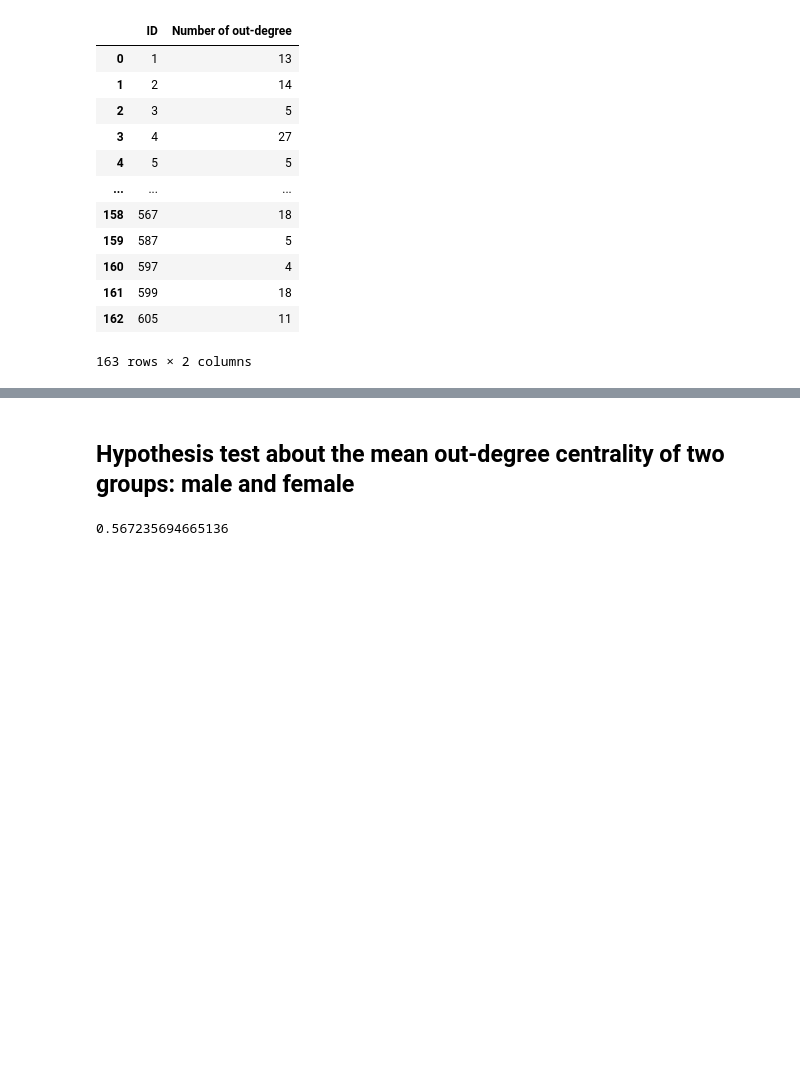
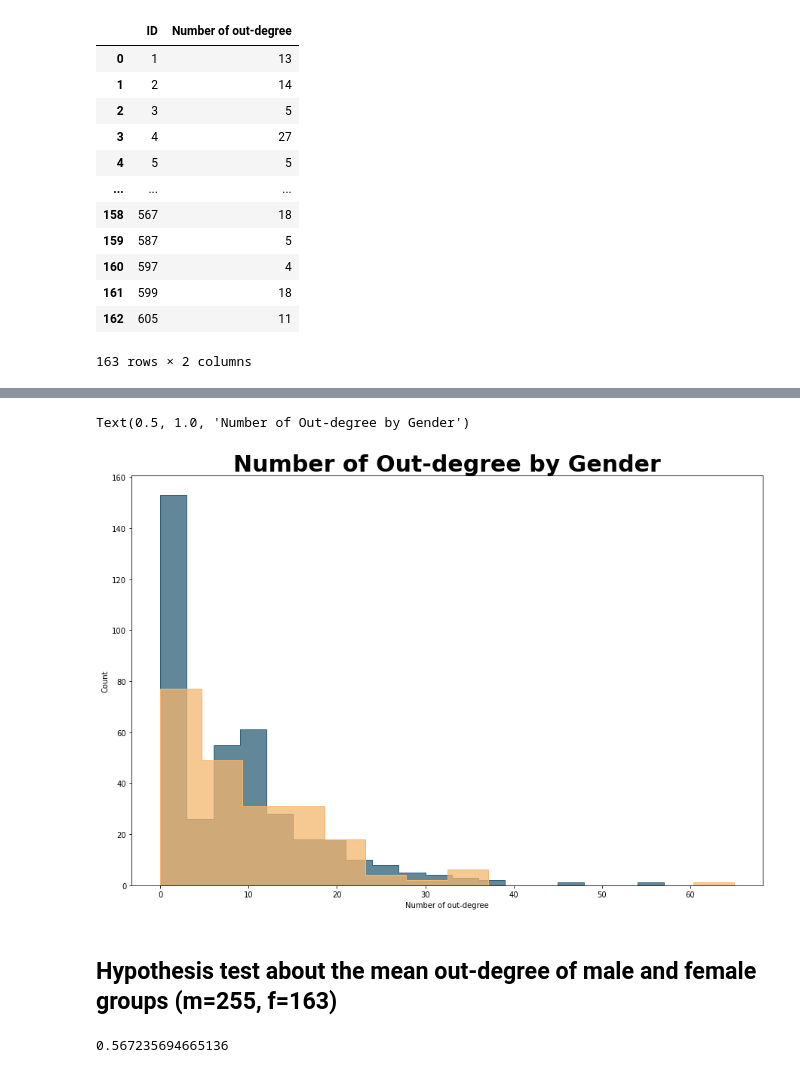
Before and after one commit to feelzoo/assortativity, a Jupyter notebook: Assortativity.ipynb, the cells around one changed output, grey strips where cells are left out. Drawn from its saved outputs; the diff is of its cells as text; code cells hidden in the pictures; blank space fills up the shorter version.

```diff
--- a/Assortativity.ipynb
+++ b/Assortativity.ipynb
@@ -230,0 +274,9 @@ number_degree_male
+# %%
+nodes_network_male = nodes_network[nodes_network['Gender']=='Male']
+nodes_network_male2 = pd.merge(nodes_network_male,number_degree_male,how='left',on = 'ID')
+nodes_network_male2=nodes_network_male2.fillna(0)
+nodes_network_female = nodes_network[nodes_network['Gender']=='Female']
+nodes_network_female2 = pd.merge(nodes_network_female,number_degree_female,how='left',on = 'ID')
+nodes_network_female2=nodes_network_female2.fillna(0)
+nodes_network_male2 = nodes_network_male2['Number of out-degree']
+nodes_network_female2 = nodes_network_female2['Number of out-degree']
@@ -324,5 +401,14 @@ Text(0.5, 1.0, 'Number of Out-degree by Gender')
+# %%
+f,ax = plt.subplots(figsize = (15,10))
+sns.histplot(nodes_network_male2,element='step',color='#2d5f77')
+sns.histplot(nodes_network_female2,element = 'step',color='#f4b76e')
+
+ax.set_title('Number of Out-degree by Gender',fontweight = 'bold',fontsize=30)
+# %% [output]
+Text(0.5, 1.0, 'Number of Out-degree by Gender')
+[figure, added]
 # %% [markdown]
-## Hypothesis test about the mean out-degree centrality of two groups: male and female
+## Hypothesis test about the mean out-degree of male and female groups (m=255, f=163)
 # %%
 number_degree_male2 = number_degree_male['Number of out-degree']
 number_degree_female2 = number_degree_female['Number of out-degree']
```
Also changed, not shown: parts of 36 cells of this notebook.
